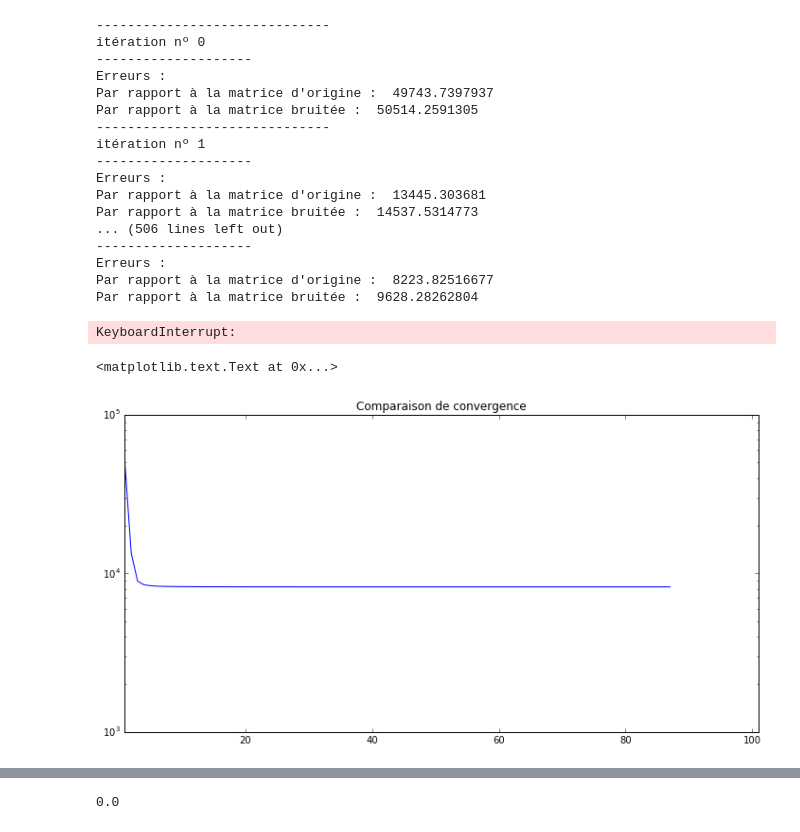
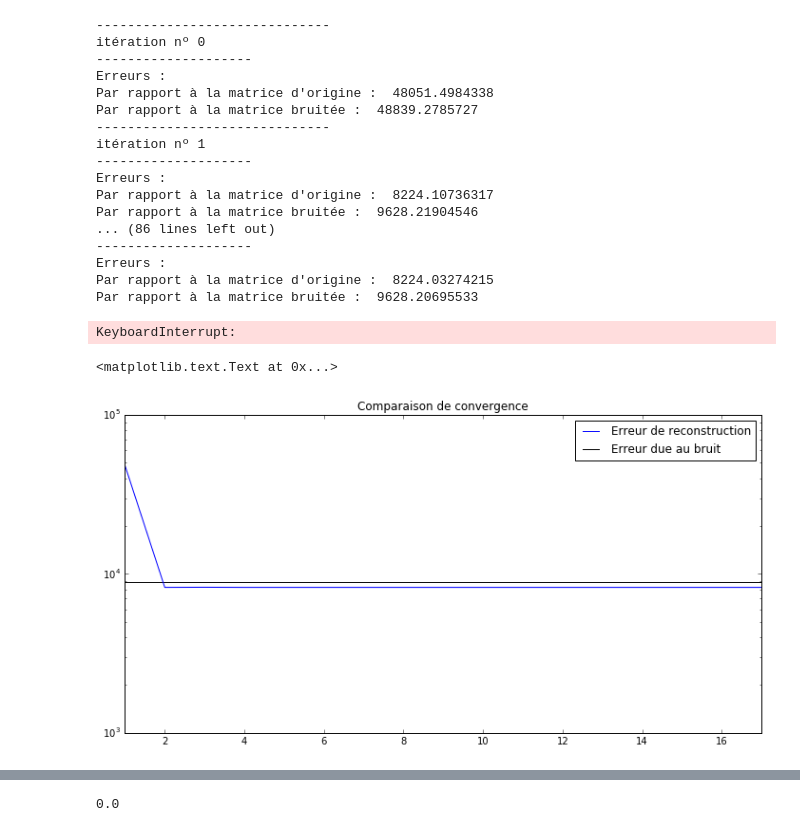
Before and after one commit to sofcalca/aggregation, a Jupyter notebook: Agregation_real image.ipynb, the cells around one changed output, grey strips where cells are left out. Drawn from its saved outputs; the diff is of its cells as text; code cells hidden in the pictures.

```diff
--- a/Agregation_real image.ipynb
+++ b/Agregation_real image.ipynb
@@ -74,22 +75,22 @@ for step in range(max_step):
     print "Par rapport à la matrice bruitée : ", err_noisy[step]
     for i in range(m):
         #calcul de la variance
-        Sigma_a = prior_gamma_params["beta"]*np.linalg.inv((B_mean.T).dot(B_mean)+ Gamma)
-        mean_a_line = prior_gamma_params["beta"]* Sigma_a.dot(B_mean.T).dot(noisy[i,:].T)
+        Sigma_a = np.linalg.inv((B_mean.T).dot(B_mean)+ Gamma)
+        mean_a_line = Sigma_a.dot(B_mean.T).dot(noisy[i,:].T)
         A[i,:] = np.random.multivariate_normal(mean_a_line,Sigma_a)
         #Mise à jour de la moyenne
         A_mean[i] = mean_a_line
 
     for j in range(n):
-        Sigma_b = prior_gamma_params["beta"]*np.linalg.inv((A_mean.T).dot(A_mean)+ Gamma)
-        mean_b_line = prior_gamma_params["beta"]* Sigma_b.dot(A_mean.T).dot(noisy[:,j].T)
+        Sigma_b = np.linalg.inv((A_mean.T).dot(A_mean)+ Gamma)
+        mean_b_line = Sigma_b.dot(A_mean.T).dot(noisy[:,j].T)
         B[j,:] = np.random.multivariate_normal(mean_b_line,Sigma_b)
         #Mise à jour de la moyenne
         B_mean[j] = mean_b_line
     for k in range(r):
-        alpha, beta= get_gamma_param(
+        a, b= get_gamma_param(
             A, B, prior_gamma_params["alpha"], prior_gamma_params["beta"],A_mean,B_mean, Sigma_a, Sigma_b, k)
-        Gamma[k,k] = 1./np.random.gamma(alpha, 1./beta)
+        Gamma[k,k] = 1./np.random.gamma(a, 1./b)
 
 print "step",step+1,":", np.linalg.norm(A_mean.dot(B_mean.T)-centered_im)
 # %% [output]
@@ -97,19 +98,19 @@ print "step",step+1,":", np.linalg.norm(A_mean.dot(B_mean.T)-centered_im)
 itération nº 0
 --------------------
 Erreurs :
-Par rapport à la matrice d'origine :  49743.7397937
-Par rapport à la matrice bruitée :  50514.2591305
+Par rapport à la matrice d'origine :  48051.4984338
+Par rapport à la matrice bruitée :  48839.2785727
 ------------------------------
 itération nº 1
 --------------------
 Erreurs :
-Par rapport à la matrice d'origine :  13445.303681
-Par rapport à la matrice bruitée :  14537.5314773
-... (506 lines left out)
+Par rapport à la matrice d'origine :  8224.10736317
+Par rapport à la matrice bruitée :  9628.21904546
+... (86 lines left out)
 --------------------
 Erreurs :
-Par rapport à la matrice d'origine :  8223.82516677
-Par rapport à la matrice bruitée :  9628.28262804
+Par rapport à la matrice d'origine :  8224.03274215
+Par rapport à la matrice bruitée :  9628.20695533
 KeyboardInterrupt:
 # %%
 import matplotlib.pyplot as plt
@@ -116,11 +120,13 @@ import matplotlib.pyplot as plt
 # %%
 plt.figure(figsize=(12,6))
-plt.semilogy(range(1, len(err_ori)+1), err_ori)
-plt.xlim(1,len(err_ori)+1)
+plt.semilogy(range(1, len(err_ori)+1), err_ori, label="Erreur de reconstruction")
+plt.xlim(1,17)
+plt.hlines(dist_noise_im, 1,len(err_ori)+1, label= "Erreur due au bruit")
+plt.legend()
 plt.title("Comparaison de convergence")
 # %% [output]
 <matplotlib.text.Text at 0x...>
-[figure, old version]
+[figure, new version]
 # %%
 reconstructed_image = A_mean.dot(B_mean.T)
 # %%
```
Also changed, not shown: parts of 9 cells of this notebook, 1 other file.
